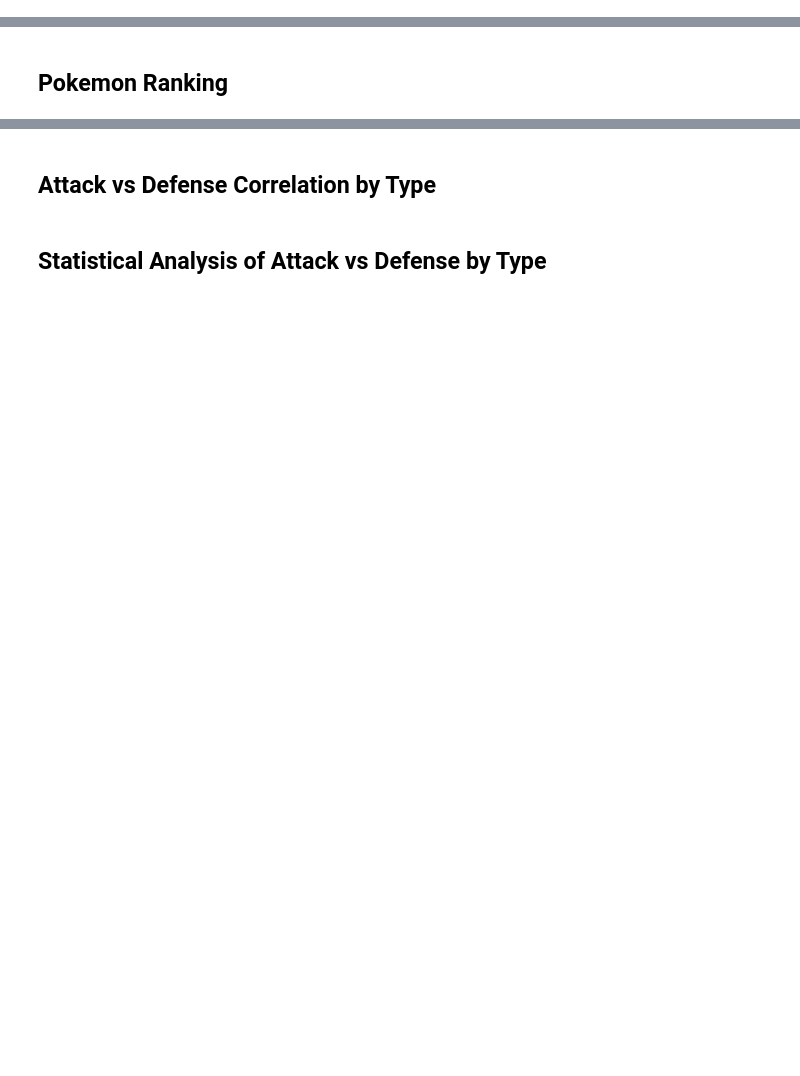
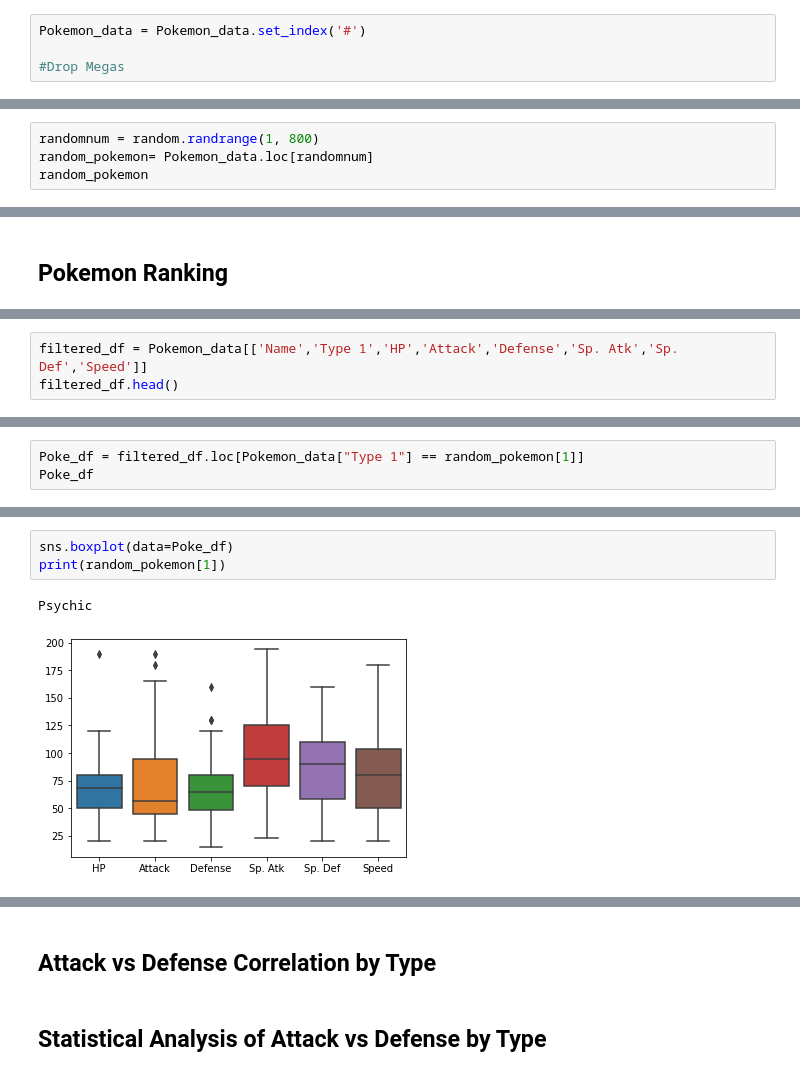
Before and after one commit to Heyitskochi/PokeAnalyzer, a Jupyter notebook: Main.ipynb, the cells around one changed output, grey strips where cells are left out. Cells and saved outputs as stored; diff of their text form; blank space fills up the shorter version.

```diff
--- a/Main.ipynb
+++ b/Main.ipynb
@@ -3,4 +33,12 @@
 # %% [markdown]
 ## Clean Data
+# %%
+Pokemon_data = Pokemon_data.set_index('#')
+
+#Drop Megas
 # %% [markdown]
 ## Random Pokemon Generator
+# %%
+randomnum = random.randrange(1, 800)
+random_pokemon= Pokemon_data.loc[randomnum]
+random_pokemon
@@ -10,0 +128,3 @@
+# %%
+filtered_df = Pokemon_data[['Name','Type 1','HP','Attack','Defense','Sp. Atk','Sp. Def','Speed']]
+filtered_df.head()
@@ -10,0 +139,3 @@
+# %%
+Poke_df = filtered_df.loc[Pokemon_data["Type 1"] == random_pokemon[1]]
+Poke_df
@@ -10,0 +161,6 @@
+# %%
+sns.boxplot(data=Poke_df)
+print(random_pokemon[1])
+# %% [output]
+Psychic
+[figure, added]
```
Also changed, not shown: parts of 12 cells of this notebook.
